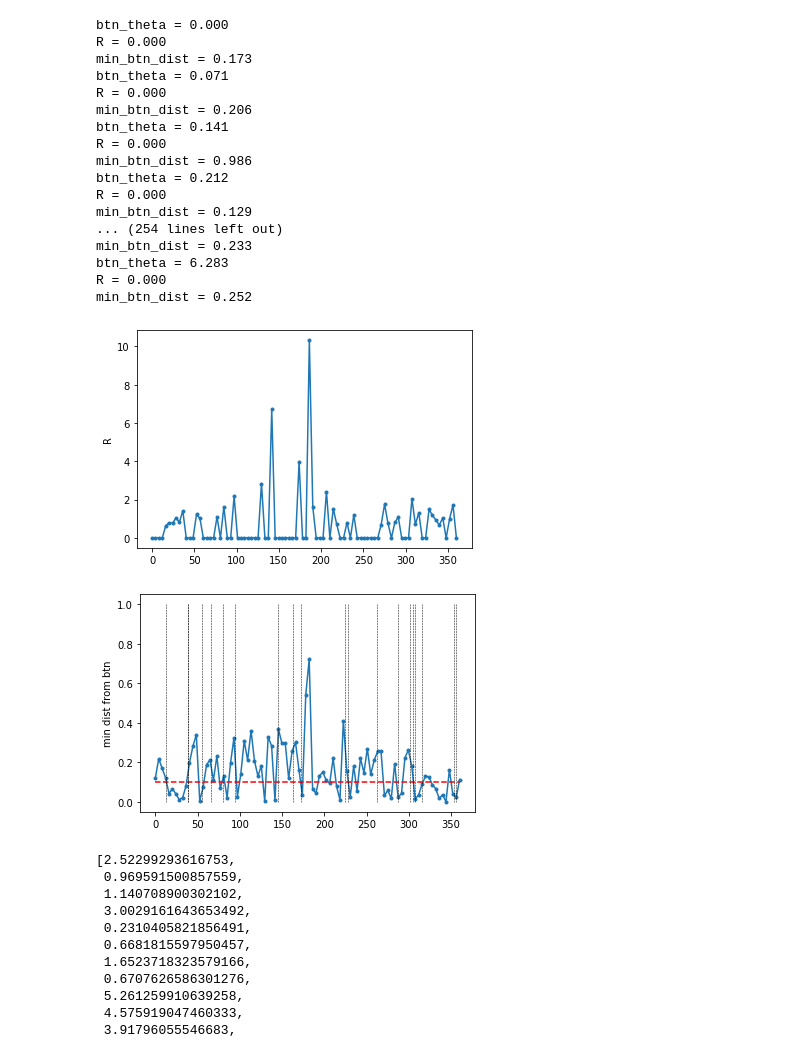
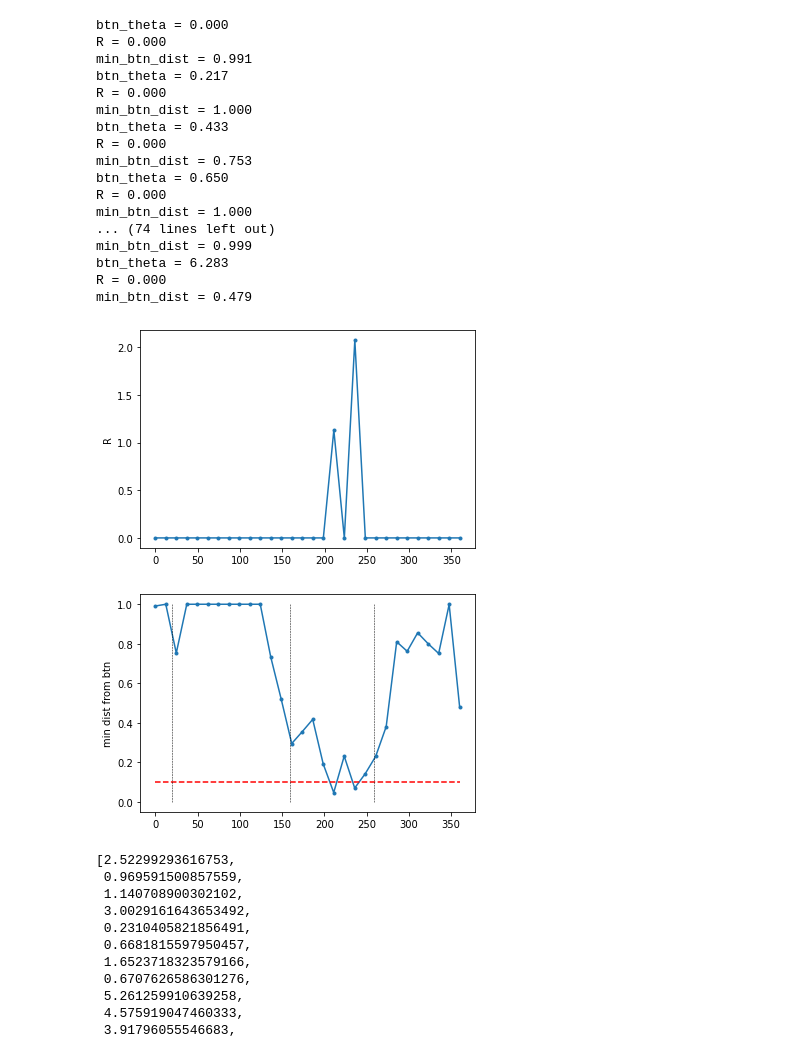
Before and after one commit to cristianocapone/LTTB, a Jupyter notebook: ButtonAndFood/ButtonAndFood-Button_state_noRec-randomButton_Mino.ipynb, the cells around one changed output. Cells and saved outputs as stored; diff of their text form; code cells hidden in the pictures.

```diff
--- a/ButtonAndFood/ButtonAndFood-Button_state_noRec-randomButton_Mino.ipynb
+++ b/ButtonAndFood/ButtonAndFood-Button_state_noRec-randomButton_Mino.ipynb
@@ -63,6 +64,8 @@ sigma_in = 5
 # Loading configuration file
 path = 'config.json'
 config = 'BUTTON_FOOD'
+
+n_examples = 3
 
 with open (path, 'r') as f:
     par = json.load (f)[config]
@@ -91,8 +94,8 @@ test_theta  = testset * np.pi / 180.
 
 #train_targs = np.array ([(rt * np.cos (t), rt * np.sin (t)) for t in train_theta])
 
-train_targs = (np.random.rand(20,2)-.5)*2#np.array ([( np.random.rand(1) , np.random.rand(1) ) for t in train_theta])
-train_thetas = [random.random()*2*np.pi for i in range(20)]
+train_targs = (np.random.rand(n_examples,2)-.5)*2#np.array ([( np.random.rand(1) , np.random.rand(1) ) for t in train_theta])
+train_thetas = [random.random()*2*np.pi for i in range(n_examples)]
 train_bttns = np.array ([(1 * np.cos (t), 1 * np.sin (t)) for t in train_thetas])
 #train_bttns = (np.random.rand(20,2)-.5)*2#np.array ([(0, rb) for t in train_theta])
 
@@ -180,7 +166,7 @@ Ni = 100
 
 N = Ne+Ni
 
-n_contexts = 20
+n_contexts = n_examples
 
 # Here we build the dictionary of the simulation parameters
 par = {'dt' : dt, 'tau_m' : tau_m, 'tau_s' : tau_s, 'tau_ro' : tau_ro, 'tau_star' : tau_star,'tau_W' : tau_W,
@@ -442,8 +433,7 @@ for cont_index in range(n_contexts):
 # %%
 def make_test(btn_theta, show_plot=True):
 
-    TIME_TEST = 500
-    cont_index = 6
+    TIME_TEST = 1500
 
     par['T'] = TIME_TEST
     lttb.T = TIME_TEST
@@ -451,8 +441,8 @@ def make_test(btn_theta, show_plot=True):
 
     lttb.y_targ = np.zeros((lttb.O,lttb.T))
 
-    targ_test = train_targs[cont_index]
-    btn_test = train_bttns[cont_index]
+    #targ_test = train_targs[cont_index]
+    #btn_test = train_bttns[cont_index]
 
     #theta = 30
     #theta = theta/180*np.pi
@@ -552,7 +542,7 @@ def make_test(btn_theta, show_plot=True):
 Rs = []
 dists = []
 
-for th in np.linspace(0,1,90):
+for th in np.linspace(0,1,30):
     btn_theta = th*2*np.pi
     R,min_btn_dist = make_test(btn_theta,show_plot=False)
     Rs.append(R)
@@ -560,35 +550,35 @@ for th in np.linspace(0,1,90):
 # %% [output]
 btn_theta = 0.000
 R = 0.000
-min_btn_dist = 0.173
-btn_theta = 0.071
+min_btn_dist = 0.991
+btn_theta = 0.217
 R = 0.000
-min_btn_dist = 0.206
-btn_theta = 0.141
+min_btn_dist = 1.000
+btn_theta = 0.433
 R = 0.000
-min_btn_dist = 0.986
-btn_theta = 0.212
+min_btn_dist = 0.753
+btn_theta = 0.650
 R = 0.000
-min_btn_dist = 0.129
-... (254 lines left out)
-min_btn_dist = 0.233
+min_btn_dist = 1.000
+... (74 lines left out)
+min_btn_dist = 0.999
 btn_theta = 6.283
 R = 0.000
-min_btn_dist = 0.252
+min_btn_dist = 0.479
 # %%
-plt.plot(np.linspace(0,1,90)*360,Rs,marker='.')
+plt.plot(np.linspace(0,1,30)*360,Rs,marker='.')
 plt.ylabel('R')
 plt.show()
 
-plt.plot(np.linspace(0,1,90)*360,dists,marker='.')
+plt.plot(np.linspace(0,1,30)*360,dists,marker='.')
 plt.plot([0,360],[0.1,0.1],ls='--',color='red')
 for th in train_thetas:
     plt.plot([th/2/np.pi*360,th/2/np.pi*360],[0,1],ls='--',color='black',lw=0.5)
 plt.ylabel('min dist from btn')
 plt.show()
 # %% [output]
-[figure, old version]
+[figure, new version]
-[figure, old version]
+[figure, new version]
 # %%
 train_thetas
 # %% [output]
```
Also changed, not shown: parts of 17 cells of this notebook, 1 other file.
